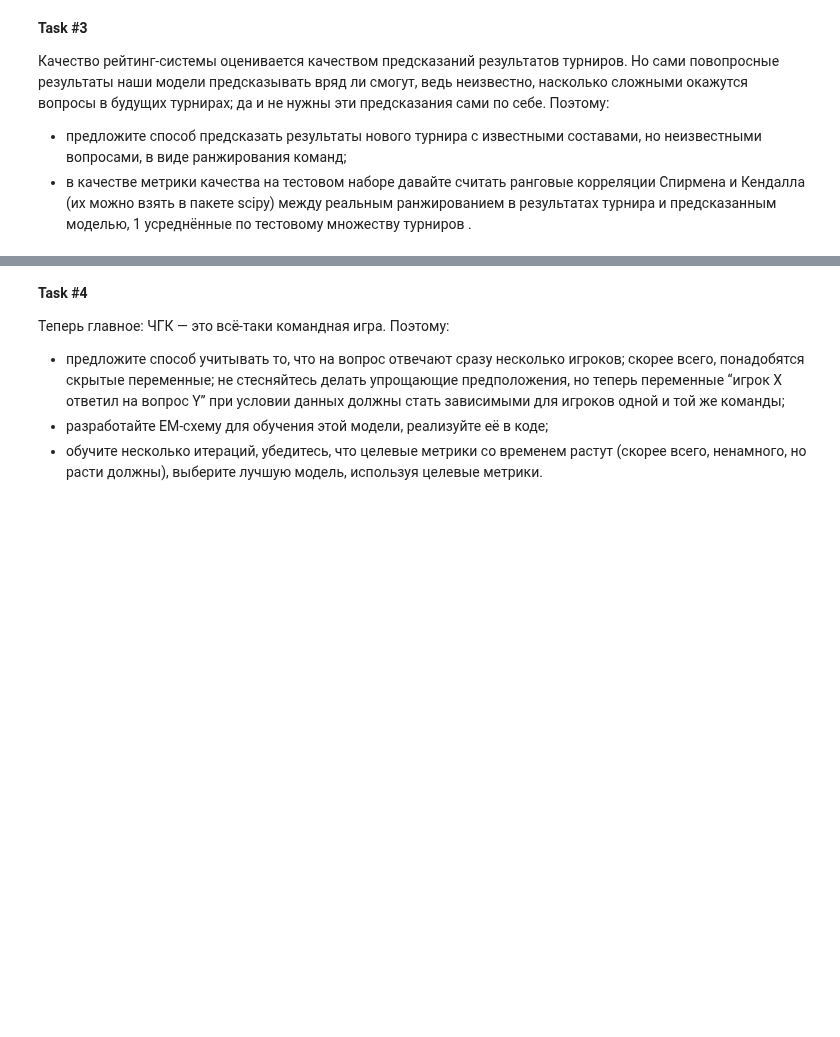
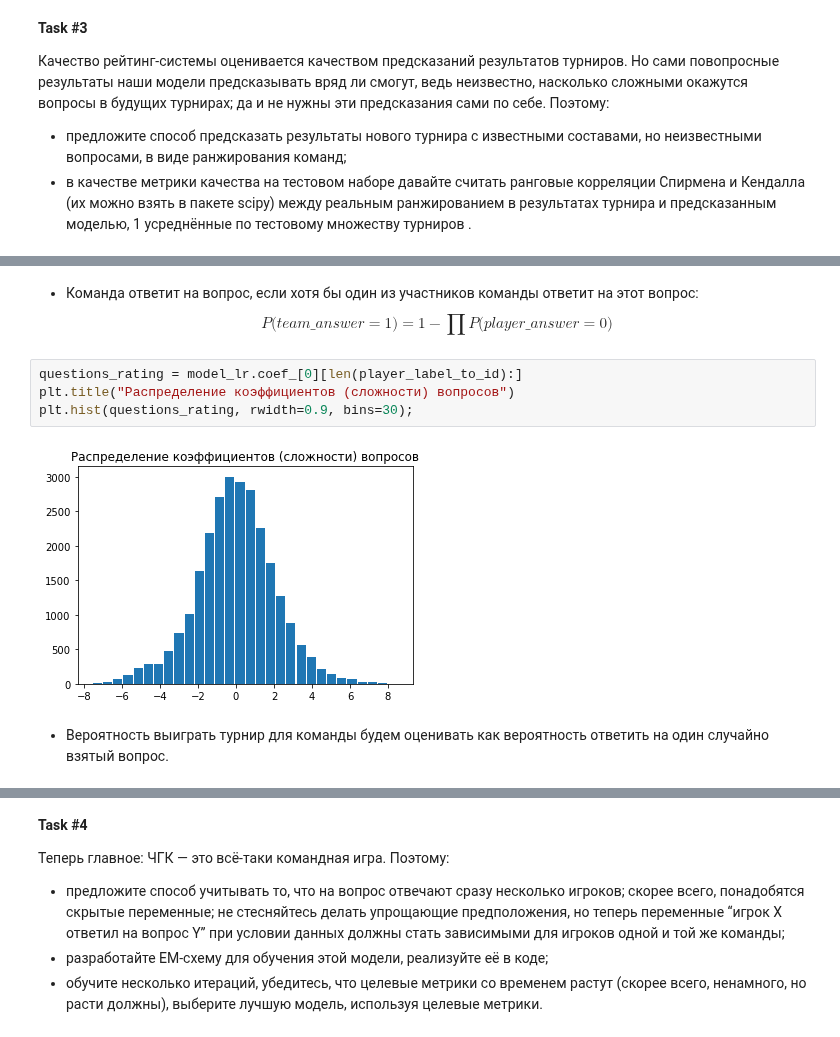
Before and after one commit to garistvlad/advanced_ml, a Jupyter notebook: ha2/hw2-chgk-vgarist.ipynb, the cells around one changed output, grey strips where cells are left out. Cells and saved outputs as stored; diff of their text form; blank space fills up the shorter version.

```diff
--- a/ha2/hw2-chgk-vgarist.ipynb
+++ b/ha2/hw2-chgk-vgarist.ipynb
@@ -279,0 +317,11 @@ __Task #3__
+# %% [markdown]
+- Команда ответит на вопрос, если хотя бы один из участников команды ответит на этот вопрос:
+$$P\big(team\_answer = 1\big) = 1 - \prod P\big(player\_answer = 0\big)$$
+# %%
+questions_rating = model_lr.coef_[0][len(player_label_to_id):]
+plt.title("Распределение коэффициентов (сложности) вопросов")
+plt.hist(questions_rating, rwidth=0.9, bins=30);
+# %% [output]
+[figure, added]
+# %% [markdown]
+- Вероятность выиграть турнир для команды будем оценивать как вероятность ответить на один случайно взятый вопрос.
```
Also changed, not shown: parts of 9 cells of this notebook.
